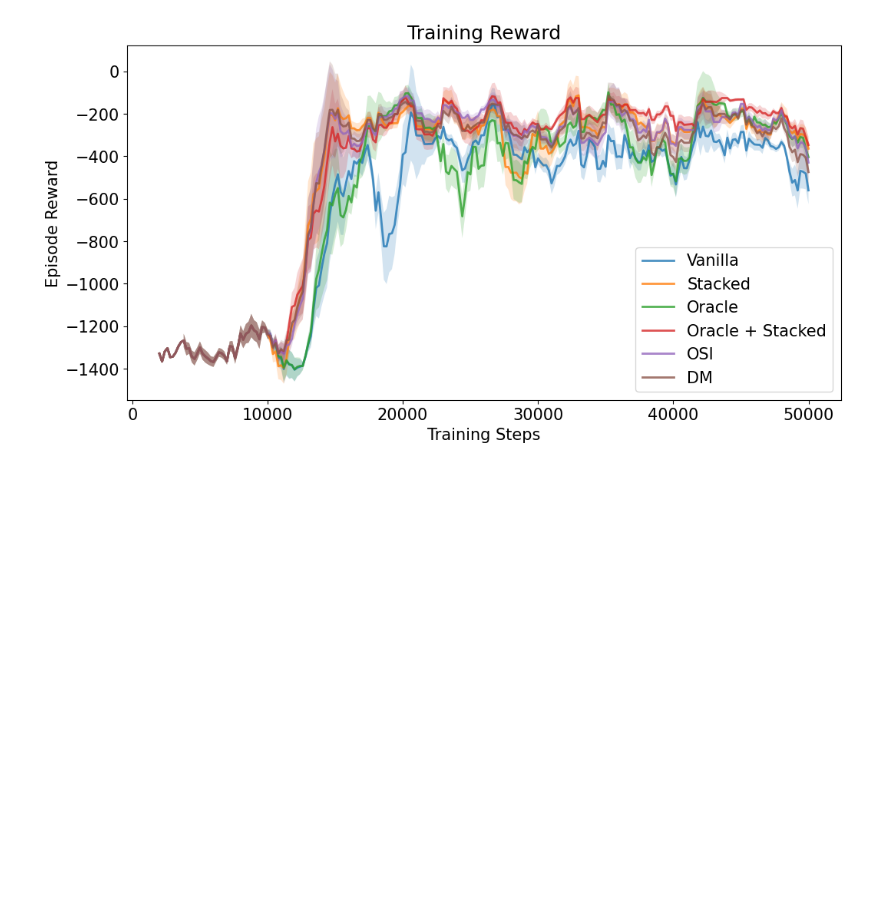
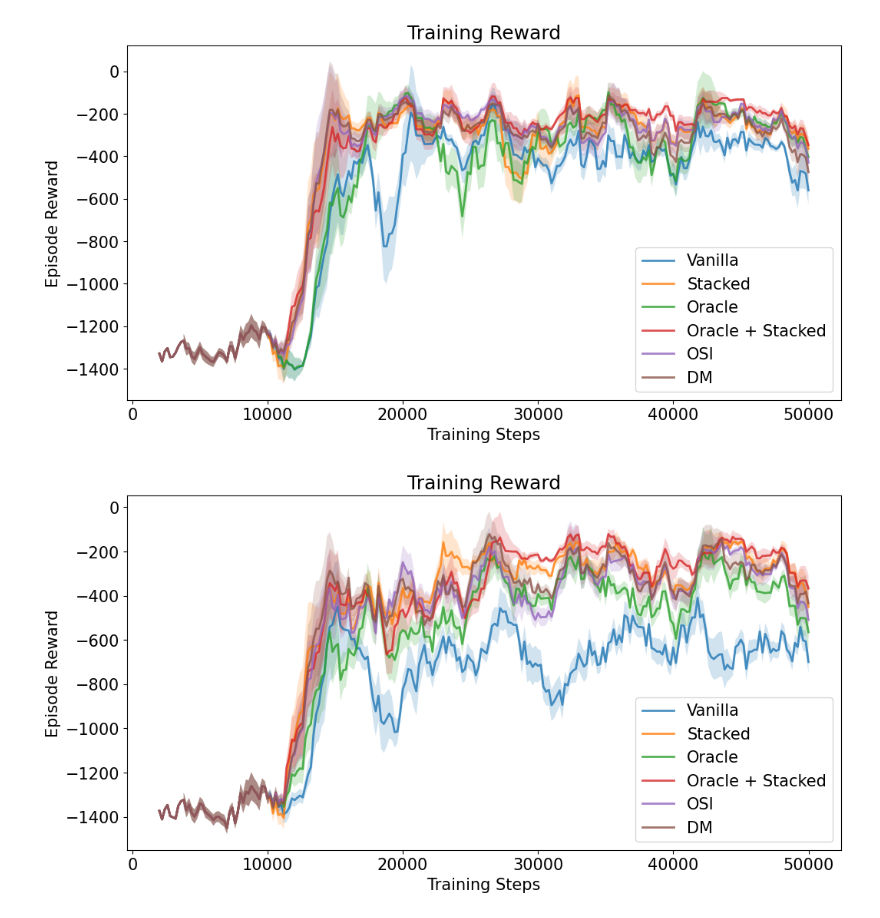
Before and after one commit to CheongWoong/CARL_analysis, a Jupyter notebook: analysis/plot_training_curve_Pendulum.ipynb, the cells around one changed output. Cells and saved outputs as stored; diff of their text form; code cells hidden in the pictures; blank space fills up the shorter version.

```diff
--- a/analysis/plot_training_curve_Pendulum.ipynb
+++ b/analysis/plot_training_curve_Pendulum.ipynb
@@ -224,3 +224,69 @@ plt.savefig(f'{env_id}_{env_config_id}.pdf')
 plt.show()
 # %% [output]
 [figure]
+# %%
+env_config_id = "train_wider"
+
+steps = defaultdict(list)
+values = defaultdict(list)
+
+for method in methods:
+    checkpoint_directory = f"../runs/training/seed_{training_seed}/{env_id}/{env_config_id}/{method}"
+    if not os.path.exists(checkpoint_directory):
+        continue
+    filenames = os.listdir(checkpoint_directory)
+    for filename in filenames:
+        if filename.startswith("event"):
+            event_filename = filename
+            break
+    event_filename = os.path.join(checkpoint_directory, event_filename)
+
+    event_acc = EventAccumulator(event_filename)
+    event_acc.Reload()
+
+    # print(event_acc.Tags())
+
+    for e in event_acc.Scalars("charts/episodic_return"):
+        steps[method].append(e.step)
+        values[method].append(e.value)
+
+# Plot setup
+plt.figure(figsize=(12, 6))
+
+# Combine into a dictionary
+data_dict = values.copy()
+data_dict["training_steps"] = steps["vanilla"]
+
+# Convert dictionary to DataFrame
+data = pd.DataFrame(data_dict)
+
+# Apply a rolling average to smooth the reward curves
+window_size = 10  # Adjust the window size to your preference
+for method in values:
+    data[method] = data[method].rolling(window=window_size).mean()
+    data[method + '_std'] = data[method].rolling(window=window_size).std()
+
+# Plot each method
+for method in values:
+    plt.plot(data['training_steps'], data[method], label=method_names[method], alpha=0.8, linewidth=2)
+    # Shaded region for variance
+    plt.fill_between(
+        data['training_steps'],
+        data[method] - data[method + '_std'],
+        data[method] + data[method + '_std'],
+        alpha=0.2
+    )
+
+# Labels and Title
+plt.xlabel('Training Steps')
+plt.ylabel('Episode Reward')
+plt.title('Training Reward')
+
+# Legend
+plt.legend()
+
+# Show plot
+plt.savefig(f'{env_id}_{env_config_id}.pdf')
+plt.show()
+# %% [output]
+[figure, added]
```
Also changed, not shown: parts of 1 cell of this notebook, 4 other files.
